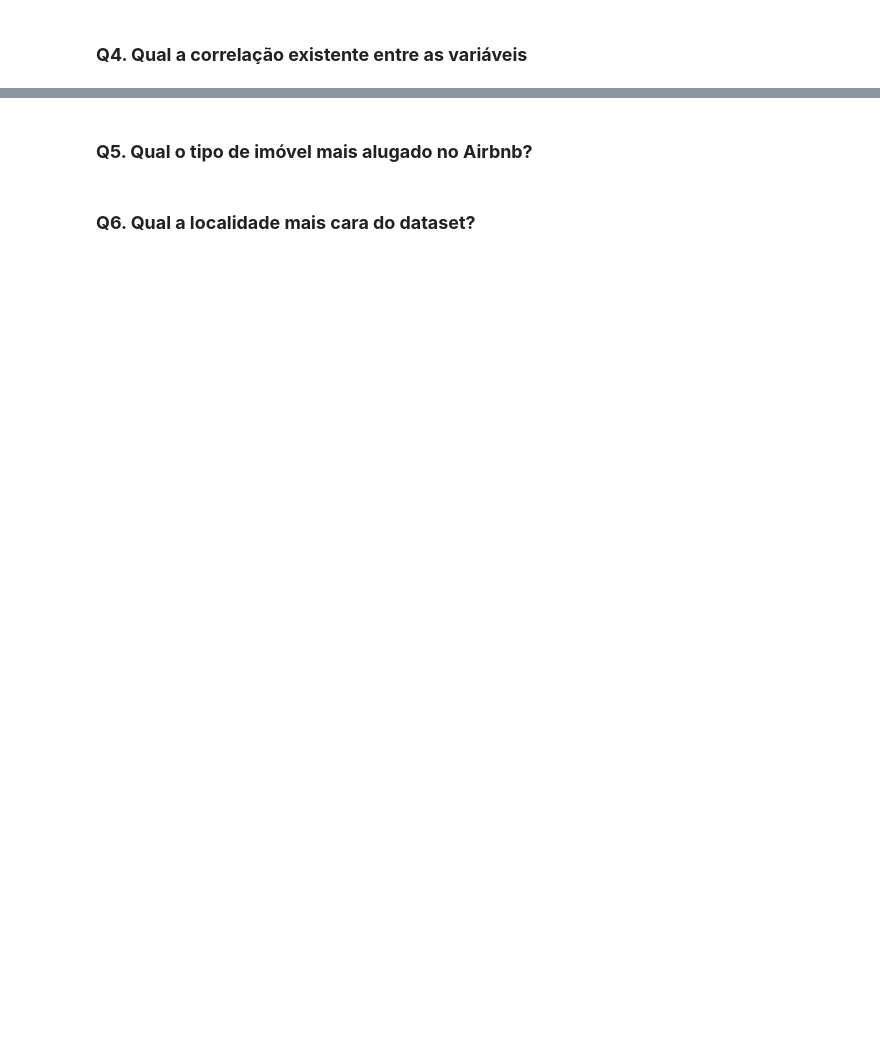
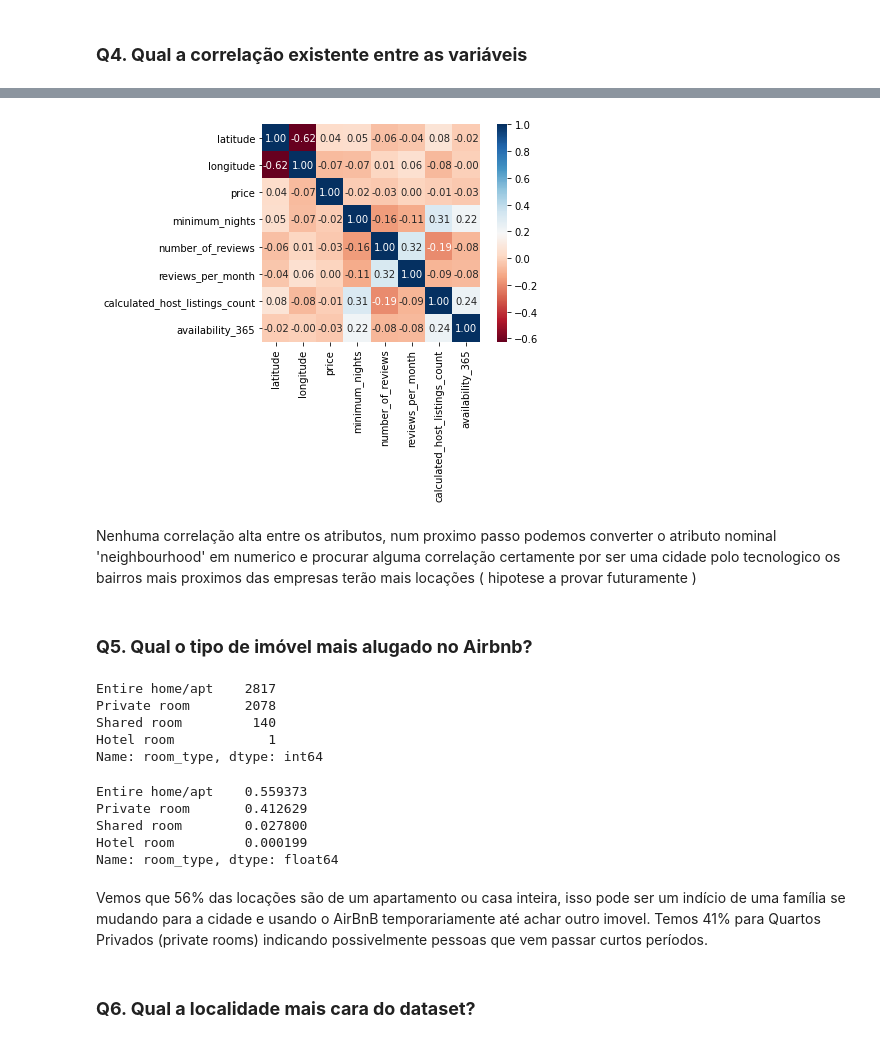
Before and after one commit to tvaditya/intro_ds_and_ml, a Jupyter notebook: [T_V_aditya]_Analisando_os_Dados_do_Airbnb.ipynb, the cells around one changed output, grey strips where cells are left out. Saved outputs shown, nothing was run; the diff lists cells and outputs as text; code cells hidden in the pictures; blank space fills up the shorter version.

```diff
--- a/[T_V_aditya]_Analisando_os_Dados_do_Airbnb.ipynb
+++ b/[T_V_aditya]_Analisando_os_Dados_do_Airbnb.ipynb
@@ -146,2 +168,7 @@ df.hist(bins=15, figsize=(15, 10));
 # %% [markdown]
 ### **Q4. Qual a correlação existente entre as variáveis**
+# %%
+# criar list de colunas numericas para gerar uma matriza de correlação
+numeric_cols = df.select_dtypes(include='number')
+numeric_cols = numeric_cols.columns.drop(['id', 'host_id','neighbourhood_group'])
+numeric_cols
@@ -148,4 +180,7 @@ df.hist(bins=15, figsize=(15, 10));
 # %%
+
 # criar uma matriz de correlação
+corr = df[numeric_cols].corr()
 
 # mostrar a matriz de correlação
+display(corr)
@@ -152,11 +202,32 @@ df.hist(bins=15, figsize=(15, 10));
 # %%
 # plotar um heatmap a partir das correlações
+sns.heatmap(corr, cmap='RdBu', fmt='.2f', square=True, linecolor='white', annot=True);
+# %% [output]
+[figure, added]
+# %% [markdown]
+Nenhuma correlação alta entre os atributos, num proximo passo podemos converter o atributo nominal 'neighbourhood' em numerico e procurar alguma correlação certamente por ser uma cidade polo tecnologico os bairros mais proximos das empresas terão mais locações ( hipotese a provar futuramente )
 # %% [markdown]
 ### **Q5. Qual o tipo de imóvel mais alugado no Airbnb?**
 # %%
 # mostrar a quantidade de cada tipo de imóvel disponível
+df.room_type.value_counts()
+# %% [output]
+Entire home/apt    2817
+Private room       2078
+Shared room         140
+Hotel room            1
+Name: room_type, dtype: int64
 # %%
 # mostrar a porcentagem de cada tipo de imóvel disponível
+df.room_type.value_counts()/rows
+# %% [output]
+Entire home/apt    0.559373
+Private room       0.412629
+Shared room        0.027800
+Hotel room         0.000199
+Name: room_type, dtype: float64
+# %% [markdown]
+Vemos que 56% das locações são de um apartamento ou casa inteira, isso pode ser um indício de uma família se mudando para a cidade e usando o AirBnB temporariamente até achar outro imovel. Temos 41% para Quartos Privados (private rooms) indicando possivelmente pessoas que vem passar curtos períodos.
 # %% [markdown]
 ### **Q6. Qual a localidade mais cara do dataset?**
 # %%
```
Also changed, not shown: parts of 14 cells of this notebook.
